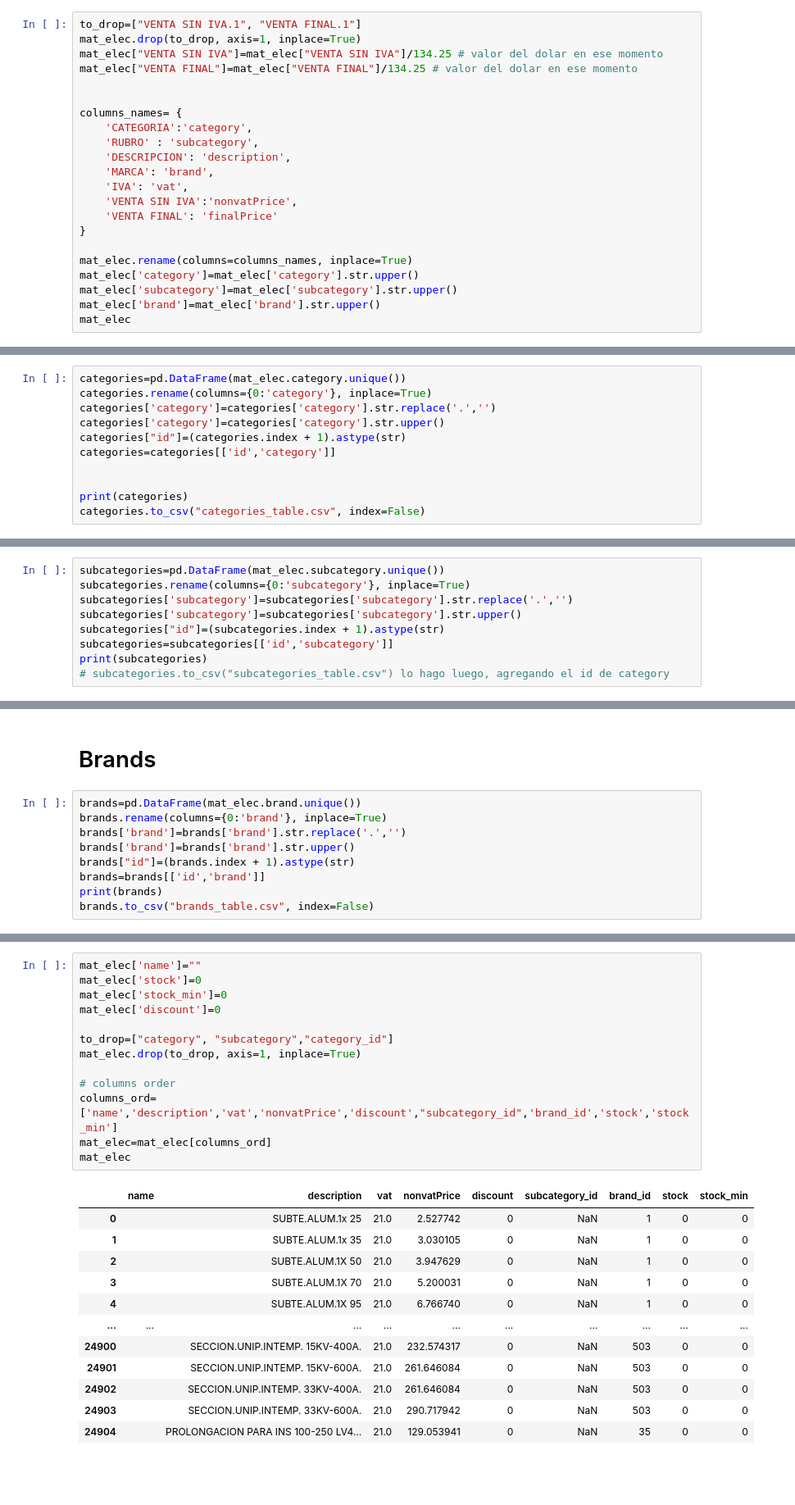
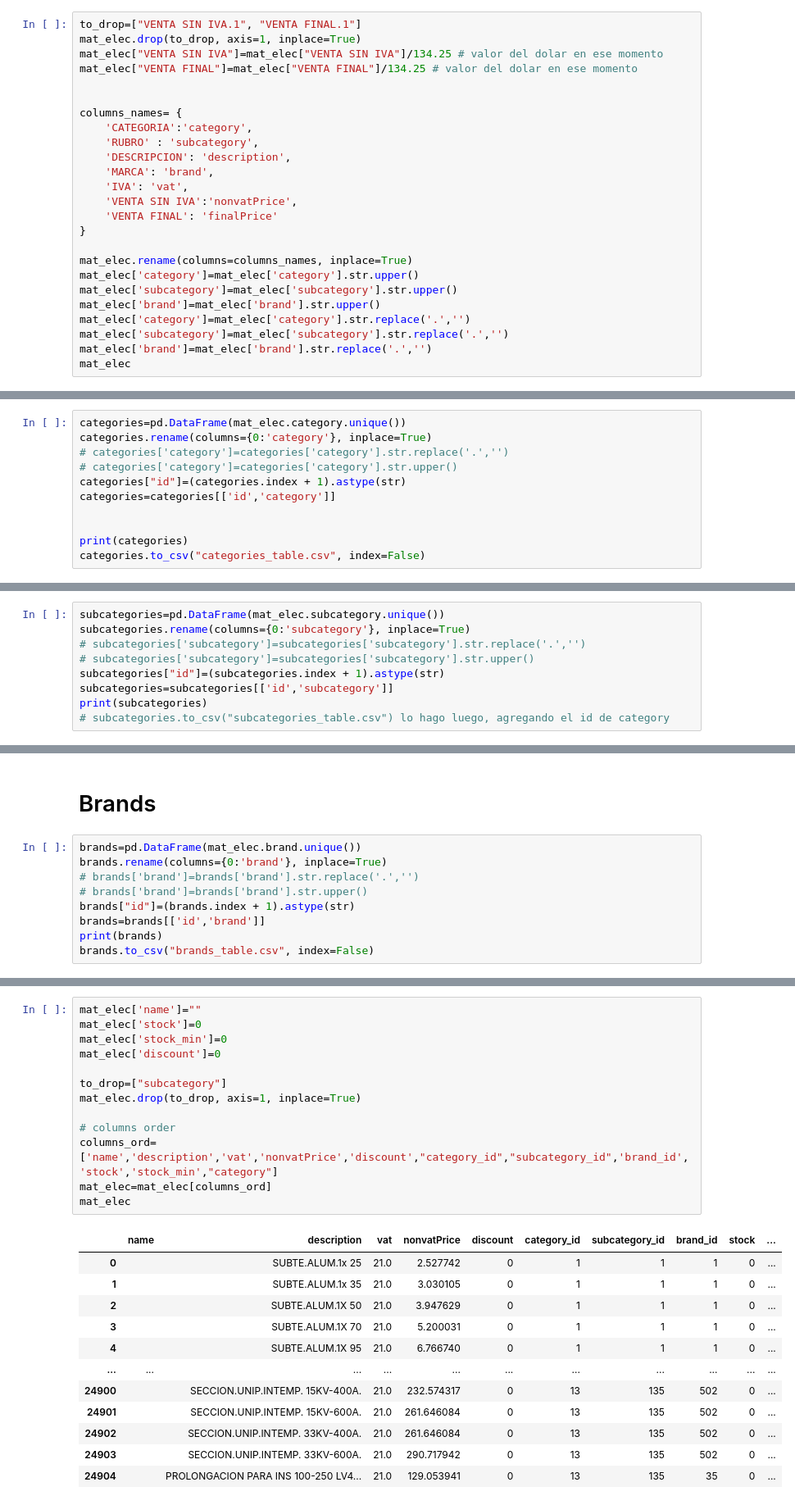
Before and after one commit to sstedoldi/grupo_5_mat_electricos, a Jupyter notebook: products_tables/notebook.ipynb, the cells around one changed output, grey strips where cells are left out. Shown: that part at 82% size. Cells and saved outputs as stored; diff of their text form; blank space fills up the shorter version.

Commit message:
cambio tablas de productos para tener nombres en uppercase

```diff
--- a/products_tables/notebook.ipynb
+++ b/products_tables/notebook.ipynb
@@ -42,6 +42,9 @@ mat_elec.rename(columns=columns_names, inplace=True)
 mat_elec['category']=mat_elec['category'].str.upper()
 mat_elec['subcategory']=mat_elec['subcategory'].str.upper()
 mat_elec['brand']=mat_elec['brand'].str.upper()
+mat_elec['category']=mat_elec['category'].str.replace('.','')
+mat_elec['subcategory']=mat_elec['subcategory'].str.replace('.','')
+mat_elec['brand']=mat_elec['brand'].str.replace('.','')
 mat_elec
 # %% [output]
 |  | category | subcategory | description | brand | vat | nonvatPrice | finalPrice |
@@ -62,8 +65,8 @@ mat_elec
 # %%
 categories=pd.DataFrame(mat_elec.category.unique())
 categories.rename(columns={0:'category'}, inplace=True)
-categories['category']=categories['category'].str.replace('.','')
-categories['category']=categories['category'].str.upper()
+# categories['category']=categories['category'].str.replace('.','')
+# categories['category']=categories['category'].str.upper()
 categories["id"]=(categories.index + 1).astype(str)
 categories=categories[['id','category']]
 
@@ -92,8 +95,8 @@ categories_dict=dict(zip(categories['category'],categories['id'] ))
 # %%
 subcategories=pd.DataFrame(mat_elec.subcategory.unique())
 subcategories.rename(columns={0:'subcategory'}, inplace=True)
-subcategories['subcategory']=subcategories['subcategory'].str.replace('.','')
-subcategories['subcategory']=subcategories['subcategory'].str.upper()
+# subcategories['subcategory']=subcategories['subcategory'].str.replace('.','')
+# subcategories['subcategory']=subcategories['subcategory'].str.upper()
 subcategories["id"]=(subcategories.index + 1).astype(str)
 subcategories=subcategories[['id','subcategory']]
 print(subcategories)
@@ -120,8 +123,8 @@ subcategories_dict=dict(zip(subcategories['subcategory'],subcategories['id'] ))
 # %%
 brands=pd.DataFrame(mat_elec.brand.unique())
 brands.rename(columns={0:'brand'}, inplace=True)
-brands['brand']=brands['brand'].str.replace('.','')
-brands['brand']=brands['brand'].str.upper()
+# brands['brand']=brands['brand'].str.replace('.','')
+# brands['brand']=brands['brand'].str.upper()
 brands["id"]=(brands.index + 1).astype(str)
 brands=brands[['id','brand']]
 print(brands)
@@ -210,26 +213,26 @@ subcategories.to_csv("subcategories_table.csv", index=False)
 # %%
 mat_elec['name']=""
 mat_elec['stock']=0
 mat_elec['stock_min']=0
 mat_elec['discount']=0
 
-to_drop=["category", "subcategory","category_id"]
+to_drop=["subcategory"]
 mat_elec.drop(to_drop, axis=1, inplace=True)
 
 # columns order
-columns_ord=['name','description','vat','nonvatPrice','discount',"subcategory_id",'brand_id','stock','stock_min']
+columns_ord=['name','description','vat','nonvatPrice','discount',"category_id","subcategory_id",'brand_id','stock','stock_min',"category"]
 mat_elec=mat_elec[columns_ord]
 mat_elec
 # %% [output]
-|  | name | description | vat | nonvatPrice | discount | subcategory_id | brand_id | stock | stock_min |
-| 0 |  | SUBTE.ALUM.1x 25 | 21.0 | 2.527742 | 0 | NaN | 1 | 0 | 0 |
-| 1 |  | SUBTE.ALUM.1x 35 | 21.0 | 3.030105 | 0 | NaN | 1 | 0 | 0 |
-| 2 |  | SUBTE.ALUM.1X 50 | 21.0 | 3.947629 | 0 | NaN | 1 | 0 | 0 |
-| 3 |  | SUBTE.ALUM.1X 70 | 21.0 | 5.200031 | 0 | NaN | 1 | 0 | 0 |
-| 4 |  | SUBTE.ALUM.1X 95 | 21.0 | 6.766740 | 0 | NaN | 1 | 0 | 0 |
-| ... | ... | ... | ... | ... | ... | ... | ... | ... | ... |
-| 24900 |  | SECCION.UNIP.INTEMP. 15KV-400A. | 21.0 | 232.574317 | 0 | NaN | 503 | 0 | 0 |
-| 24901 |  | SECCION.UNIP.INTEMP. 15KV-600A. | 21.0 | 261.646084 | 0 | NaN | 503 | 0 | 0 |
-| 24902 |  | SECCION.UNIP.INTEMP. 33KV-400A. | 21.0 | 261.646084 | 0 | NaN | 503 | 0 | 0 |
-| 24903 |  | SECCION.UNIP.INTEMP. 33KV-600A. | 21.0 | 290.717942 | 0 | NaN | 503 | 0 | 0 |
-| 24904 |  | PROLONGACION PARA INS 100-250 LV4... | 21.0 | 129.053941 | 0 | NaN | 35 | 0 | 0 |
+|  | name | description | vat | nonvatPrice | discount | category_id | subcategory_id | brand_id | stock | ... |
+| 0 |  | SUBTE.ALUM.1x 25 | 21.0 | 2.527742 | 0 | 1 | 1 | 1 | 0 | ... |
+| 1 |  | SUBTE.ALUM.1x 35 | 21.0 | 3.030105 | 0 | 1 | 1 | 1 | 0 | ... |
+| 2 |  | SUBTE.ALUM.1X 50 | 21.0 | 3.947629 | 0 | 1 | 1 | 1 | 0 | ... |
+| 3 |  | SUBTE.ALUM.1X 70 | 21.0 | 5.200031 | 0 | 1 | 1 | 1 | 0 | ... |
+| 4 |  | SUBTE.ALUM.1X 95 | 21.0 | 6.766740 | 0 | 1 | 1 | 1 | 0 | ... |
+| ... | ... | ... | ... | ... | ... | ... | ... | ... | ... | ... |
+| 24900 |  | SECCION.UNIP.INTEMP. 15KV-400A. | 21.0 | 232.574317 | 0 | 13 | 135 | 502 | 0 | ... |
+| 24901 |  | SECCION.UNIP.INTEMP. 15KV-600A. | 21.0 | 261.646084 | 0 | 13 | 135 | 502 | 0 | ... |
+| 24902 |  | SECCION.UNIP.INTEMP. 33KV-400A. | 21.0 | 261.646084 | 0 | 13 | 135 | 502 | 0 | ... |
+| 24903 |  | SECCION.UNIP.INTEMP. 33KV-600A. | 21.0 | 290.717942 | 0 | 13 | 135 | 502 | 0 | ... |
+| 24904 |  | PROLONGACION PARA INS 100-250 LV4... | 21.0 | 129.053941 | 0 | 13 | 135 | 35 | 0 | ... |
```
Also changed, not shown: parts of 15 cells of this notebook, 5 other files.
